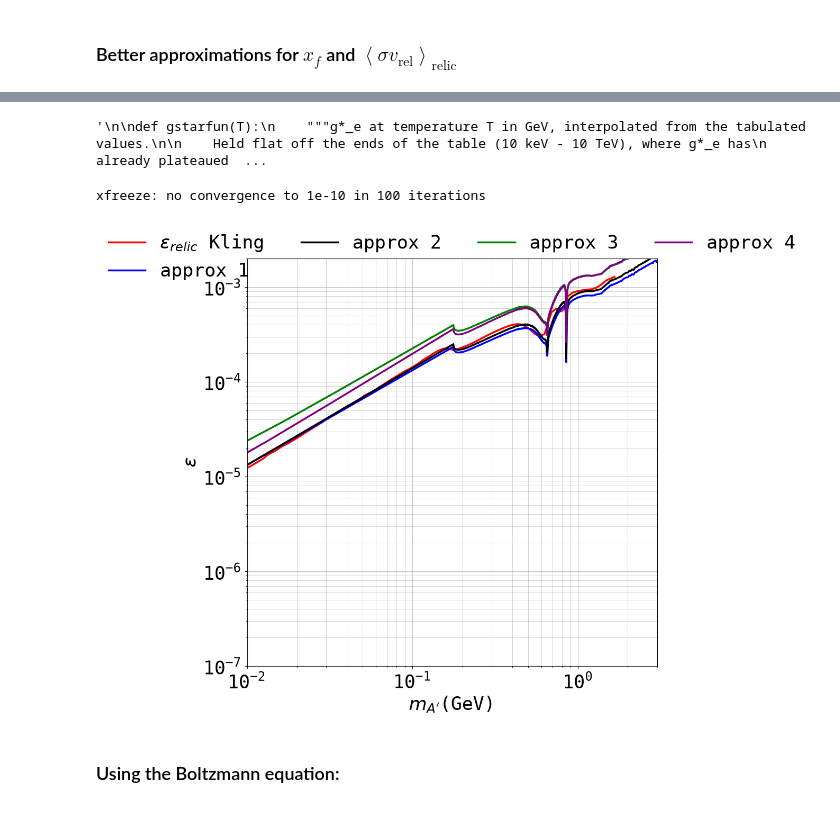
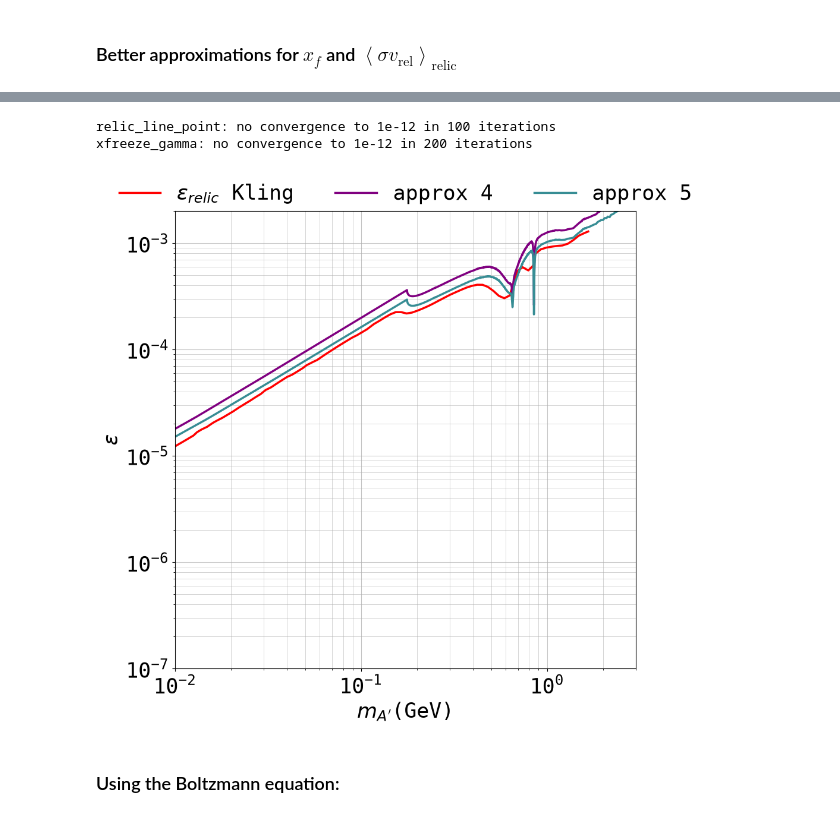
Before and after one commit to sgogoeg/bcgs_internship, a Jupyter notebook: Code/Relic_Abundance.ipynb, the cells around one changed output, grey strips where cells are left out. Cells and saved outputs as stored; diff of their text form; code cells hidden in the pictures.

```diff
--- a/Code/Relic_Abundance.ipynb
+++ b/Code/Relic_Abundance.ipynb
@@ -454,32 +468,6 @@ def gstarsfun(T):
     hotter than the photons, and entropy and energy weight that differently.
     """
     return gstar_s_interp(np.log(np.asarray(T, dtype=float)))
-
-'''
-
-def gstarfun(T):
-    """g*_e at temperature T in GeV, interpolated from the tabulated values.
-
-    Held flat off the ends of the table (10 keV - 10 TeV), where g*_e has
-    already plateaued at 3.36 and 106.75 respectively.
-    """
-    return 18*np.ones_like(T)
-
-
-def gstarsfun(T):
-    """g*_s at temperature T in GeV, interpolated from the tabulated values.
-
-    Built exactly like gstarfun, off the entropy column. Held flat off the
-    ends of the table, where g*_s has plateaued at 3.91 and 106.75. The low
-    end sits above g*_e (3.36) because once the neutrinos decouple they stay
-    hotter than the photons, and entropy and energy weight that differently.
-    """
-    return 17.55*np.ones_like(T)
-
-
-'''
-# %% [output]
-'\n\ndef gstarfun(T):\n    """g*_e at temperature T in GeV, interpolated from the tabulated values.\n\n    Held flat off the ends of the table (10 keV - 10 TeV), where g*_e has\n    already plateaued  ...
 # %%
 gchi = 2
 
@@ -518,8 +624,10 @@ def eps_approx3(ma, alpha, alphaD, mchi):
 # %%
 eps_approx_2 = eps_approx2(ma, alpha, alphaD, mchi)
 eps_approx_3 = eps_approx3(ma, alpha, alphaD, mchi)
+eps_approx_4 = eps_approx4(ma, alpha, alphaD, mchi)
 # %% [output]
-xfreeze: no convergence to 1e-10 in 100 iterations
+relic_line_point: no convergence to 1e-12 in 100 iterations
+xfreeze_gamma: no convergence to 1e-12 in 200 iterations
 # %%
 ## Creating a plot:
 
@@ -546,10 +654,11 @@ ax.set_axisbelow(True) # Ensure grid is below data
 
 plt.plot(ma_kling, eps_kling, color = 'red', linewidth = 2.5,
          label = r"$\epsilon_{relic}$ Kling")
-plt.plot(ma, eps_approx_0, color = 'blue', linewidth = 2.5, label = r"approx 1")
-plt.plot(ma, eps_approx_1, color = 'black', linewidth = 2.5, label = r"approx 2")
-plt.plot(ma, eps_approx_2, color = 'green', linewidth = 2.5, label = r"approx 3")
+#plt.plot(ma, eps_approx_0, color = 'blue', linewidth = 2.5, label = r"approx 1")
+#plt.plot(ma, eps_approx_1, color = 'black', linewidth = 2.5, label = r"approx 2")
+#plt.plot(ma, eps_approx_2, color = 'green', linewidth = 2.5, label = r"approx 3")
 plt.plot(ma, eps_approx_3, color = 'purple', linewidth = 2.5, label = r"approx 4")
+plt.plot(ma, eps_approx_4, color = '#378d94', linewidth = 2.5, label = r"approx 5")
 
 ## Color palets:
 
@@ -563,36 +672,36 @@ regression_color = '#8a8a8a' # <-- neutral grey
 
 ## Setting a costumised legend:
 handles, labels = ax.get_legend_handles_labels() # get all legend items
-desired_order = [0, 1, 2, 3, 4]  # change the order of legend elements
+desired_order = [0, 1, 2]  # change the order of legend elements
 
 
 ax.legend(
     [handles[i] for i in desired_order],
     [labels[i] for i in desired_order],
     loc = 'upper center',
     bbox_to_anchor = (0.5, 1.10),  # center top, above axes
     ncol = 4,                      # spread horizontally
     frameon = False                # removes legend border
 )
 
 # Define how much to zoom out from the data plotting range (cm):
 x_min = 1e-2
 x_max = 3
 x_range = x_max - x_min
 
 y_min = 1e-7
 y_max = 2e-3
 y_range = y_max - y_min
 
 # Set the new plotting limits explicitly
 ax.set_xbound(x_min, x_max)
 ax.set_ybound(y_min, y_max)
 
 # Save and show the figure:
 plt.savefig("figures/relic_abundance_0.pdf", bbox_inches='tight')
 plt.show()
 # %% [output]
-[figure, old version]
+[figure, new version]
 # %% [markdown]
 ### Using the Boltzmann equation:
 # %% [markdown]
```
Also changed, not shown: parts of 25 cells of this notebook, 11 other files.
